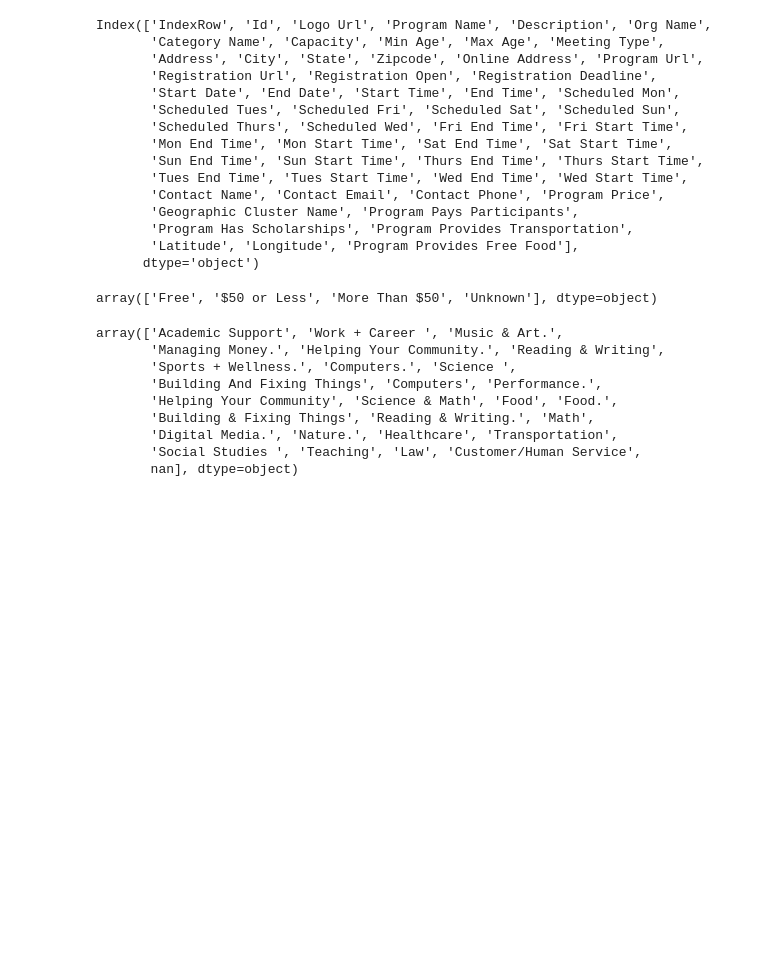
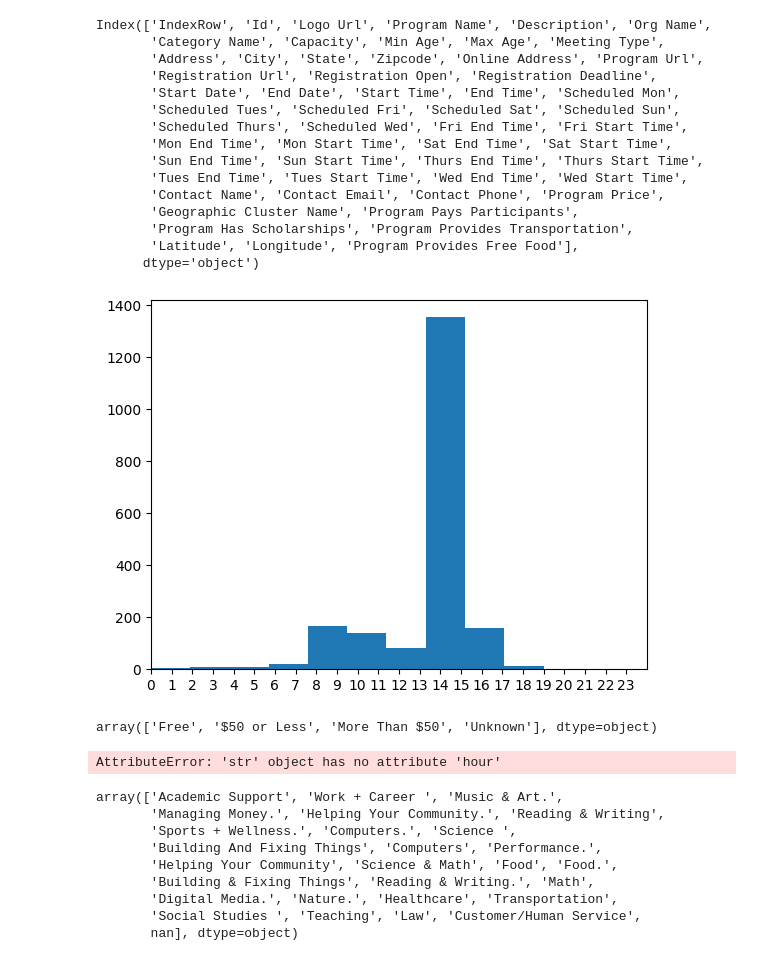
Before and after one commit to pdhanoa/cs390-project, a Jupyter notebook: MCM7/DataAnalysis.ipynb, the cells around one changed output. Cells and saved outputs as stored; diff of their text form; code cells hidden in the pictures; blank space fills up the shorter version.

```diff
--- a/MCM7/DataAnalysis.ipynb
+++ b/MCM7/DataAnalysis.ipynb
@@ -34,10 +34,33 @@ Index(['IndexRow', 'Id', 'Logo Url', 'Program Name', 'Description', 'Org Name',
        'Program Has Scholarships', 'Program Provides Transportation',
        'Latitude', 'Longitude', 'Program Provides Free Food'],
       dtype='object')
+# %%
+from datetime import datetime
+# plt.hist(x=df['Mon Start Time'])
+
+def chart(occurance_list):
+    datetime_list = [datetime.strptime(datetime_str, '%H:%M:%S') for datetime_str in occurance_list]
+    hour_list = [t.hour for t in datetime_list]
+#     print hour_list
+    numbers=[x for x in range(0,24)]
+    labels=map(lambda x: str(x), numbers)
+    plt.xticks(numbers, labels)
+    plt.xlim(0,24)
+    plt.hist(hour_list)
+    plt.show()
+
+chart(df['Thurs Start Time'].dropna())
+# %% [output]
+[figure, added]
 # %%
 df['Program Price'].unique()
 # %% [output]
 array(['Free', '$50 or Less', 'More Than $50', 'Unknown'], dtype=object)
+# %%
+mon_hours = df['Mon Start Time'].dropna().unique()
+chart(mon_hours)
+# %% [output]
+AttributeError: 'str' object has no attribute 'hour'
 # %%
 df['Category Name'].unique()
 # %% [output]
```
Also changed, not shown: parts of 1 cell of this notebook, 1 other file.
